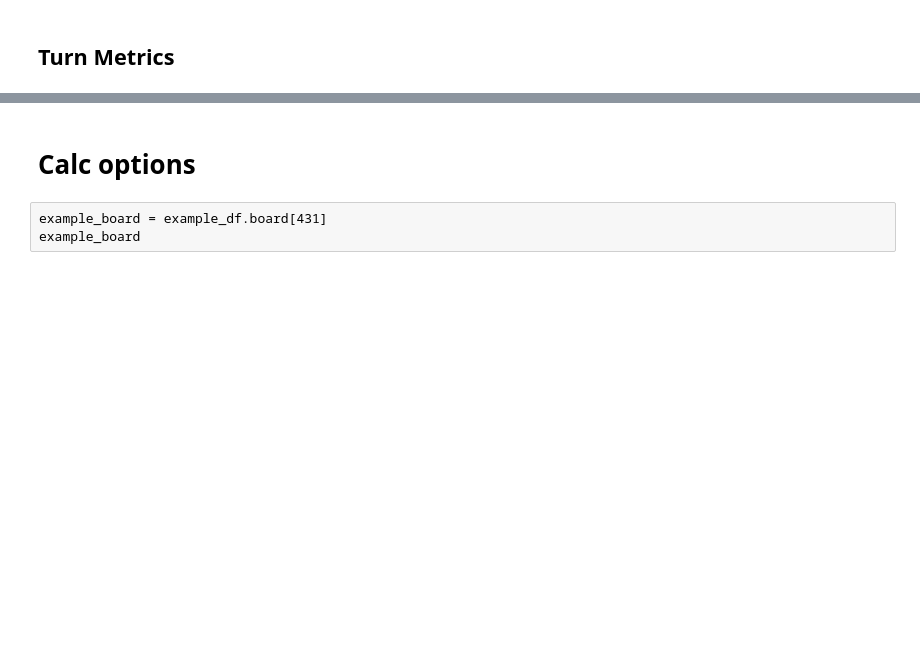
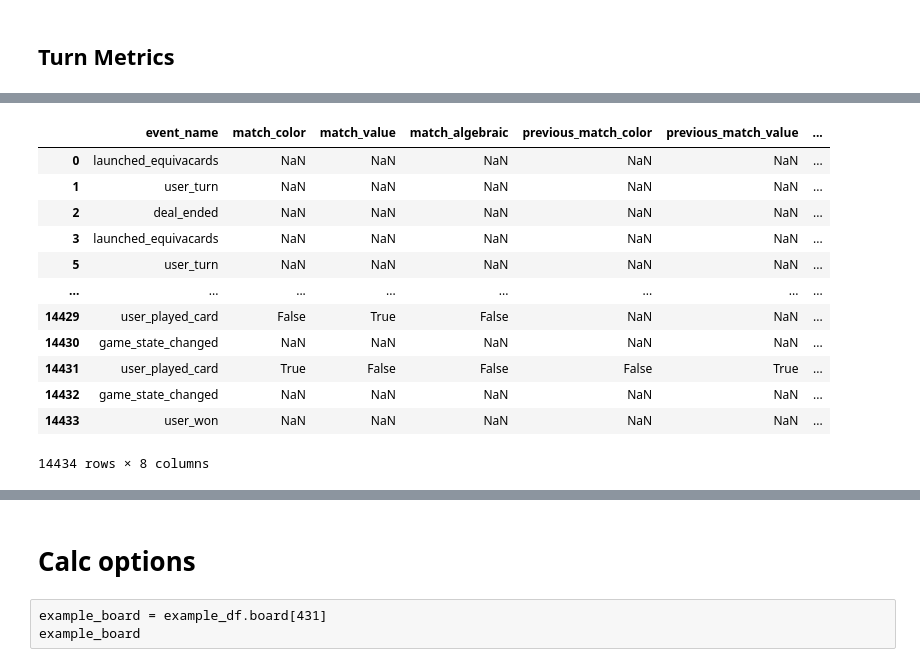
Before and after one commit to simbulus-io/spark, a Jupyter notebook: equivacard_analysis.ipynb, the cells around one changed output, grey strips where cells are left out. Saved outputs shown, nothing was run; the diff lists cells and outputs as text; code cells hidden in the pictures; blank space fills up the shorter version.

```diff
--- a/equivacard_analysis.ipynb
+++ b/equivacard_analysis.ipynb
@@ -354,0 +1120,30 @@ example_df.groupby(['user_id', 'user_game_index', 'user_turn_start_index']).appl
+# %%
+def strict_switch(row):
+    if row['match_color'] == np.nan:
+        return np.nan
+    is_strict = np.nan
+    match_types = ['color', 'value', 'algebraic']
+    is_strict = True
+    for match_type in match_types:
+        if row[f'match_{match_type}']:
+            if row[f'match_{match_type}'] == row[f'previous_match_{match_type}']:
+                is_strict = False
+    return is_strict
+# %%
+game_temp_df['strict_switch'] = game_temp_df.apply(strict_switch, axis=1)
+# %%
+game_temp_df[['event_name','match_color', 'match_value', 'match_algebraic', 'previous_match_color', 'previous_match_value', 'previous_match_algebraic','strict_switch']]
+# %% [output]
+|  | event_name | match_color | match_value | match_algebraic | previous_match_color | previous_match_value | ... |
+| 0 | launched_equivacards | NaN | NaN | NaN | NaN | NaN | ... |
+| 1 | user_turn | NaN | NaN | NaN | NaN | NaN | ... |
+| 2 | deal_ended | NaN | NaN | NaN | NaN | NaN | ... |
+| 3 | launched_equivacards | NaN | NaN | NaN | NaN | NaN | ... |
+| 5 | user_turn | NaN | NaN | NaN | NaN | NaN | ... |
+| ... | ... | ... | ... | ... | ... | ... | ... |
+| 14429 | user_played_card | False | True | False | NaN | NaN | ... |
+| 14430 | game_state_changed | NaN | NaN | NaN | NaN | NaN | ... |
+| 14431 | user_played_card | True | False | False | False | True | ... |
+| 14432 | game_state_changed | NaN | NaN | NaN | NaN | NaN | ... |
+| 14433 | user_won | NaN | NaN | NaN | NaN | NaN | ... |
+14434 rows × 8 columns
```
Also changed, not shown: parts of 106 cells of this notebook, 10 other files.
